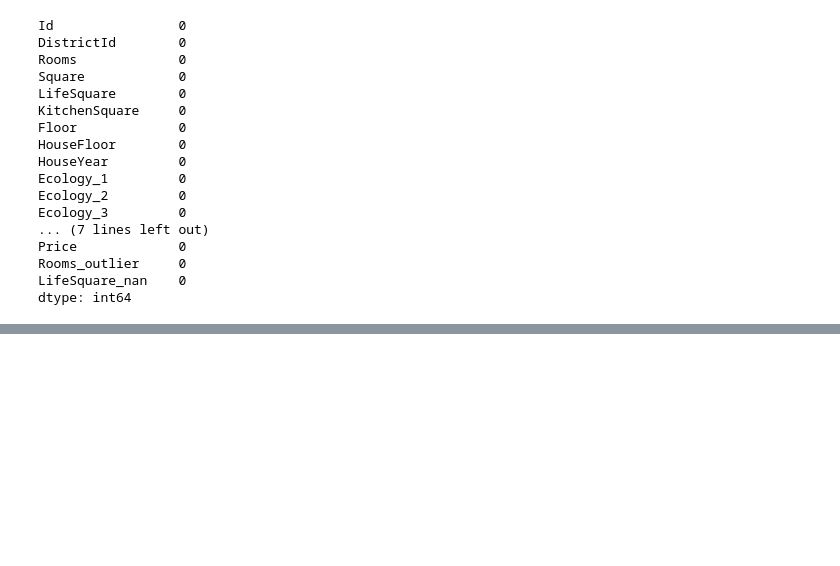
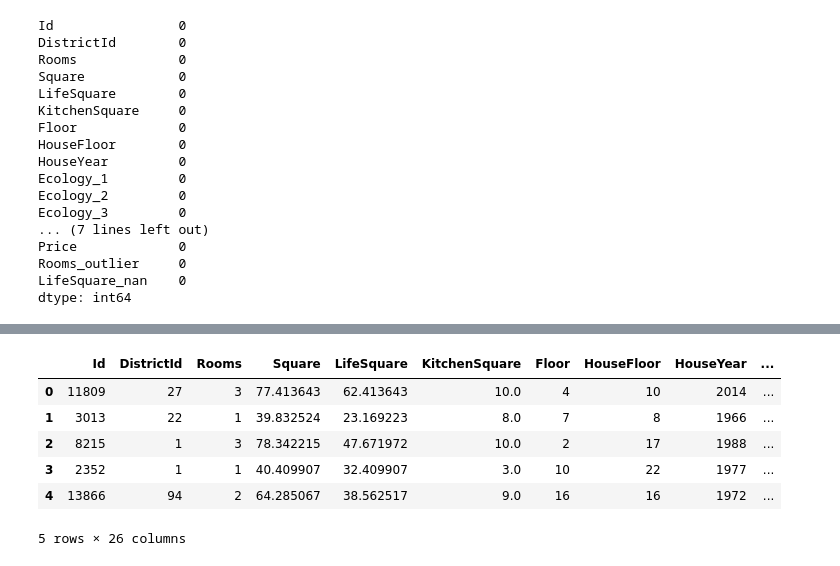
Before and after one commit to KazancevVitaly/Python_for_DataScience, a Jupyter notebook: coursework.ipynb, the cells around one changed output, grey strips where cells are left out. Cells and saved outputs as stored; diff of their text form; code cells hidden in the pictures; blank space fills up the shorter version.

```diff
--- a/coursework.ipynb
+++ b/coursework.ipynb
@@ -488,7 +496,10 @@ train_df['HouseYear'].value_counts().sort_index()
 20052011      1
 Name: HouseYear, Length: 97, dtype: int64
 # %%
-train_df.loc[train_df['HouseYear'] > 2020, 'HouseYear'] = 2020
+def house_year(df):
+    df.loc[df['HouseYear'] > 2020, 'HouseYear'] = 2020
+
+house_year(train_df)
 # %% [markdown]
 ### Обработка пропусков
 # %%
@@ -512,16 +523,21 @@ Price               0
 Rooms_outlier       0
 dtype: int64
 # %%
-train_df['LifeSquare_nan'] = train_df['LifeSquare'].isna() * 1
+def omissions(df):
+    df['LifeSquare_nan'] = df['LifeSquare'].isna() * 1
 
-condition = (train_df['LifeSquare'].isna()) \
-             & (~train_df['Square'].isna()) \
-             & (~train_df['KitchenSquare'].isna())
+    condition = (df['LifeSquare'].isna()) \
+                 & (~df['Square'].isna()) \
+                 & (~df['KitchenSquare'].isna())
 
-train_df.loc[condition, 'LifeSquare'] = train_df.loc[condition, 'Square'] \
-                                            - train_df.loc[condition, 'KitchenSquare'] - 5
+    df.loc[condition, 'LifeSquare'] = df.loc[condition, 'Square'] \
+                                            - df.loc[condition, 'KitchenSquare'] - 5
+
+    df.loc[df['Healthcare_1'].isnull(), 'Healthcare_1'] = df['Healthcare_1'].median()
+
+    return
+
+omissions(train_df)
-# %%
-train_df.loc[train_df['Healthcare_1'].isnull(), 'Healthcare_1'] = train_df['Healthcare_1'].median()
 # %%
 train_df.isna().sum()
 # %% [output]
@@ -556,0 +596,5 @@ train_df.describe()
+# %%
+district_size = train_df['DistrictId'].value_counts().reset_index()\
+                    .rename(columns={'index':'DistrictId', 'DistrictId':'DistrictSize'})
+
+district_size.head()
@@ -556,0 +608,11 @@ train_df.describe()
+# %%
+train_df = train_df.merge(district_size, on='DistrictId', how='left')
+train_df.head()
+# %% [output]
+|  | Id | DistrictId | Rooms | Square | LifeSquare | KitchenSquare | Floor | HouseFloor | HouseYear | ... |
+| 0 | 11809 | 27 | 3 | 77.413643 | 62.413643 | 10.0 | 4 | 10 | 2014 | ... |
+| 1 | 3013 | 22 | 1 | 39.832524 | 23.169223 | 8.0 | 7 | 8 | 1966 | ... |
+| 2 | 8215 | 1 | 3 | 78.342215 | 47.671972 | 10.0 | 2 | 17 | 1988 | ... |
+| 3 | 2352 | 1 | 1 | 40.409907 | 32.409907 | 3.0 | 10 | 22 | 1977 | ... |
+| 4 | 13866 | 94 | 2 | 64.285067 | 38.562517 | 9.0 | 16 | 16 | 1972 | ... |
+5 rows × 26 columns
```
Also changed, not shown: parts of 49 cells of this notebook, 2 other files.
